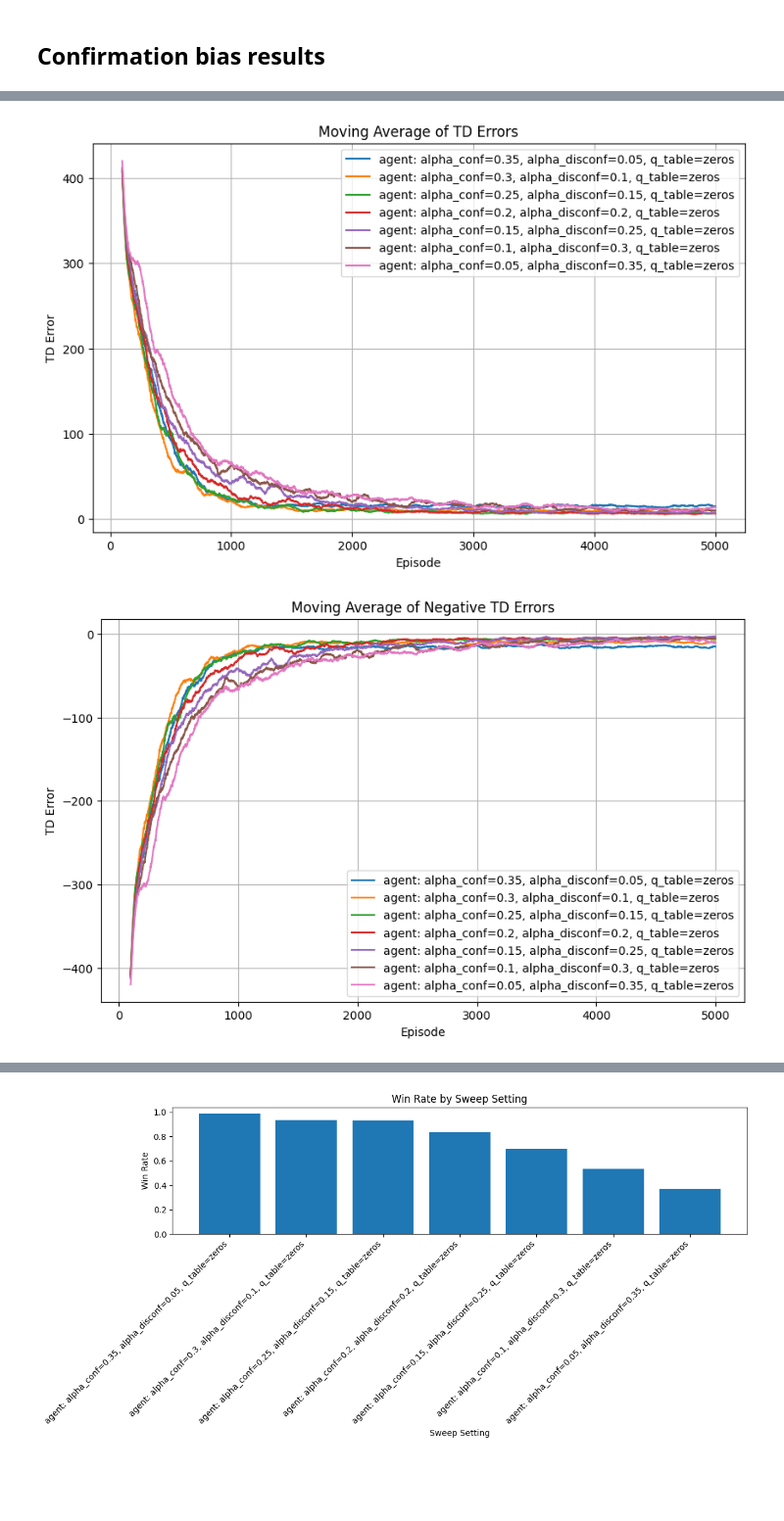
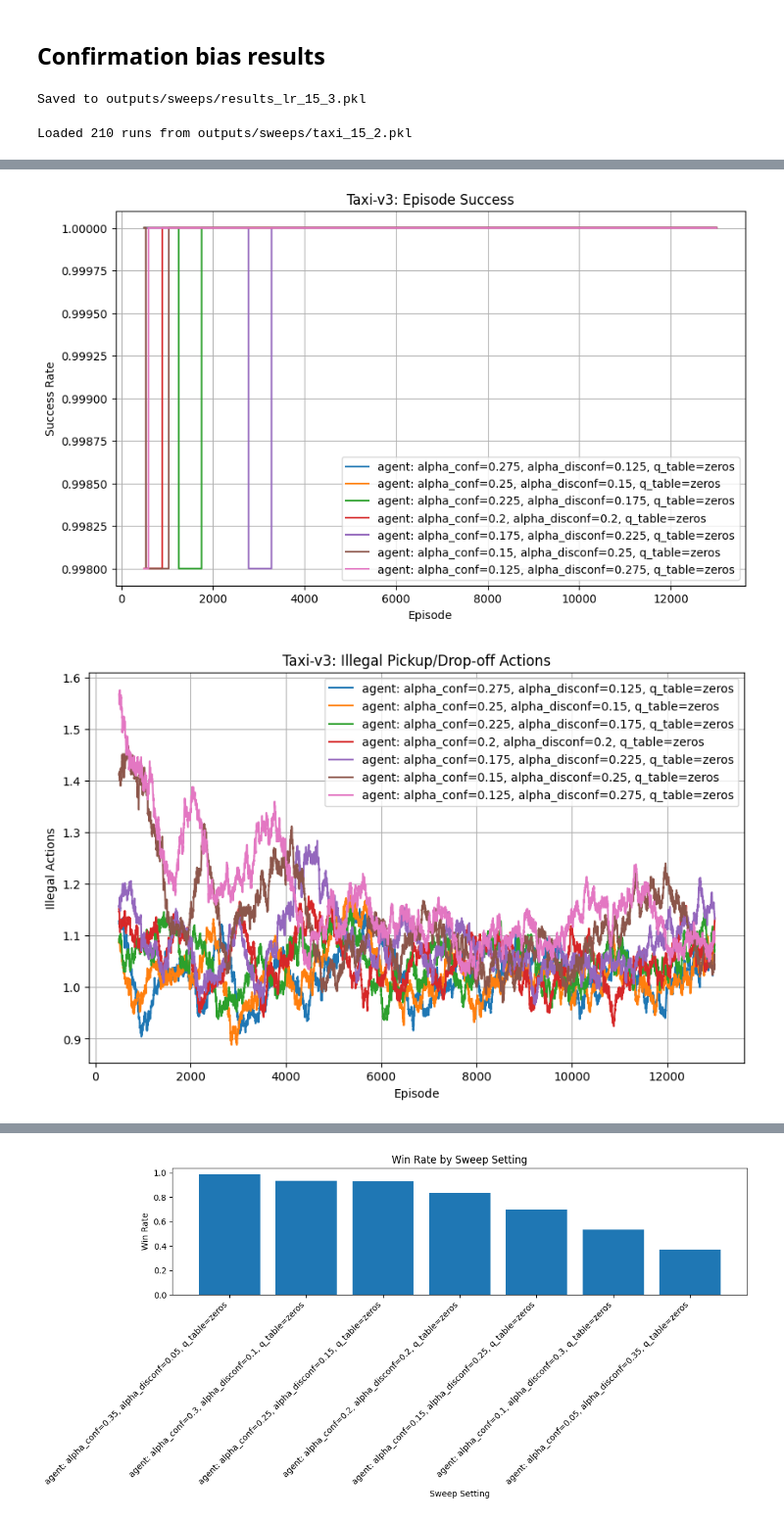
Before and after one commit to kallioaa/frustration_msc, a Jupyter notebook: src/prod_notebooks/assymetric_rl/assymetric_rl_sweep_taxiv3.ipynb, the cells around one changed output, grey strips where cells are left out. Shown at 98% size. Saved outputs shown, nothing was run; the diff lists cells and outputs as text; code cells hidden in the pictures; blank space fills up the shorter version.

```diff
--- a/src/prod_notebooks/assymetric_rl/assymetric_rl_sweep_taxiv3.ipynb
+++ b/src/prod_notebooks/assymetric_rl/assymetric_rl_sweep_taxiv3.ipynb
@@ -132,10 +131,40 @@ sweep = {
     ],
 }
 # %%
-results = run_sweep(
+result_lr = run_sweep(
     base_training=base_train,
     base_evaluation=base_eval,
     sweep=sweep,
     env_factory=get_taxi_v3_env,
     agent_factory=agent_factory,
 )
+# %%
+from pathlib import Path
+import pickle
+
+out = Path("outputs/sweeps")
+out.mkdir(parents=True, exist_ok=True)
+
+file_path = out / "results_lr_15_3.pkl"
+with open(file_path, "wb") as f:
+    pickle.dump(result_lr, f)
+
+print(f"Saved to {file_path}")
+# %% [output]
+Saved to outputs/sweeps/results_lr_15_3.pkl
+# %%
+from pathlib import Path
+import pickle
+
+file_path = Path("outputs/sweeps/results_lr_15_3.pkl")
+
+with open(file_path, "rb") as f:
+    result_lr = pickle.load(f)
+
+file_path = Path("outputs/sweeps/taxi_15_2.pkl")
+with open(file_path, "rb") as f:
+    results = pickle.load(f)
+
+print(f"Loaded {len(results)} runs from {file_path}")
+# %% [output]
+Loaded 210 runs from outputs/sweeps/taxi_15_2.pkl
@@ -142,3 +214,18 @@ results = run_sweep(
+# %%
+# pick one seed value
+seed_to_keep = 0
+
+one_seed_results = [
+    r
+    for r in result_lr
+    if (r.get("params", {}).get("agent_kwargs", {}) or {}).get("seed") == seed_to_keep
+]
 # %%
-plot_sweep_training(results, window_size=100)
+plot_sweep_training(
+    one_seed_results,
+    window_size=500,
+    start_episode=2000,
+    end_episode=15000,
+    plot_specs=taxi_training_plot_specs(),
+)
 # %% [output]
@@ -147,2 +234,2 @@ plot_sweep_training(results, window_size=100)
-[figure, old version]
+[figure, new version]
-[figure, old version]
+[figure, new version]
```
Also changed, not shown: parts of 17 cells of this notebook, 6 other files.
